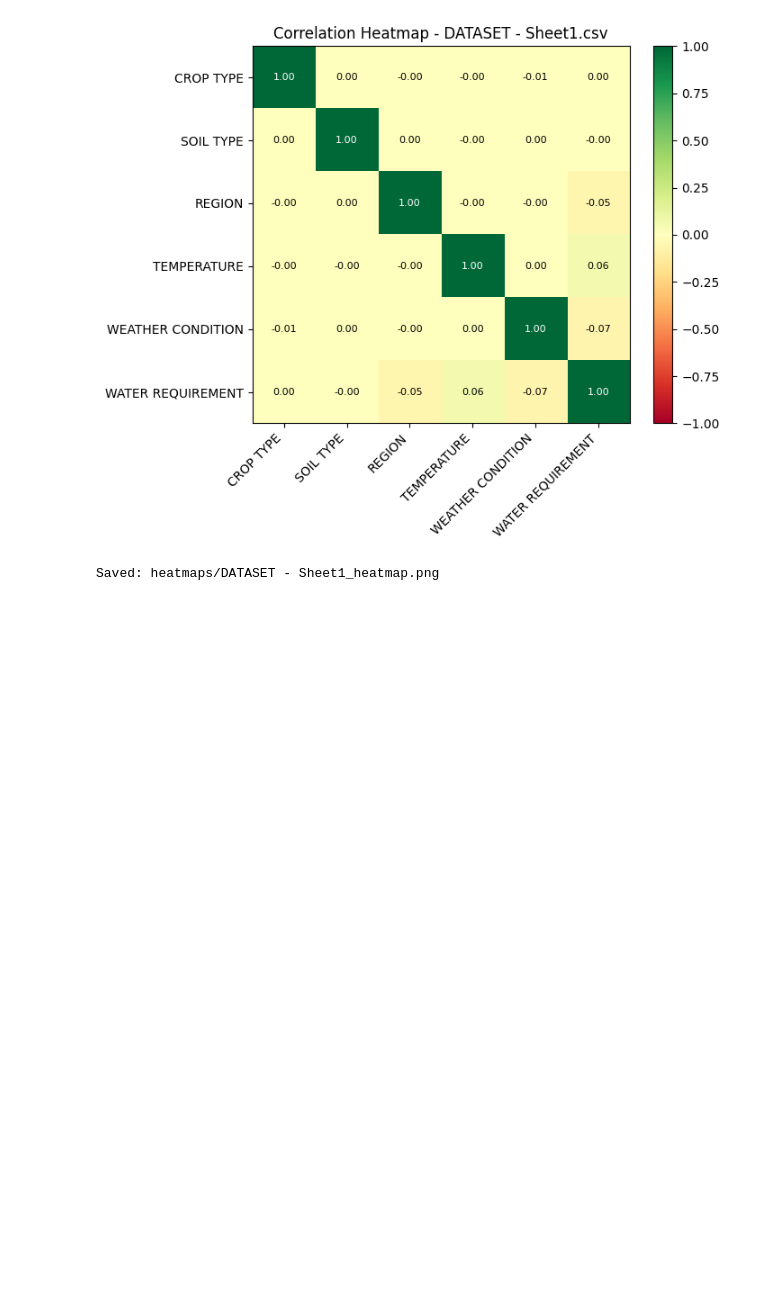
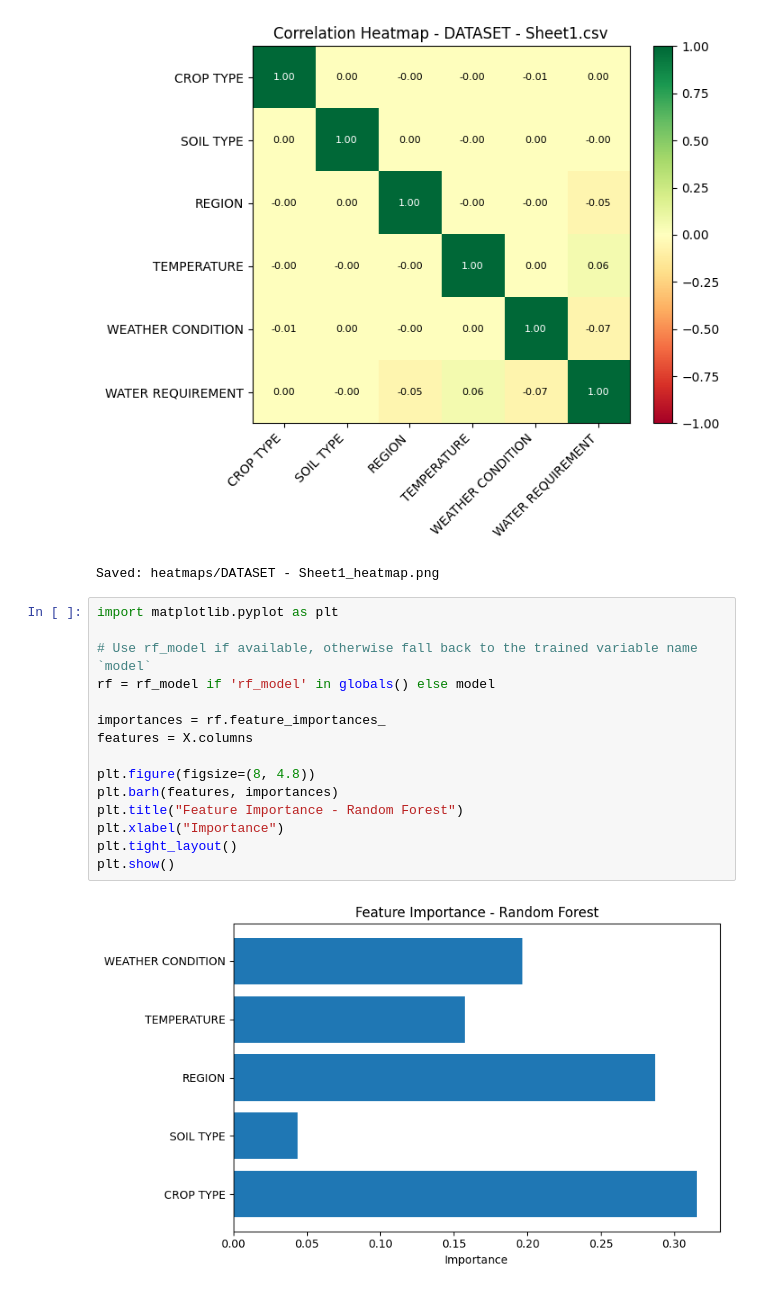
Before and after one commit to Sandeshkumar0/smart_irrigation, a Jupyter notebook: train_model.ipynb, the cells around one changed output. Drawn from its saved outputs; the diff is of its cells as text; blank space fills up the shorter version.

```diff
--- a/train_model.ipynb
+++ b/train_model.ipynb
@@ -66,3 +66,20 @@ print(f'Saved: {out}')
 # %% [output]
 [figure]
 Saved: heatmaps/DATASET - Sheet1_heatmap.png
+# %%
+import matplotlib.pyplot as plt
+
+# Use rf_model if available, otherwise fall back to the trained variable name `model`
+rf = rf_model if 'rf_model' in globals() else model
+
+importances = rf.feature_importances_
+features = X.columns
+
+plt.figure(figsize=(8, 4.8))
+plt.barh(features, importances)
+plt.title("Feature Importance - Random Forest")
+plt.xlabel("Importance")
+plt.tight_layout()
+plt.show()
+# %% [output]
+[figure, added]
```
Also changed, not shown: 4 other files.
